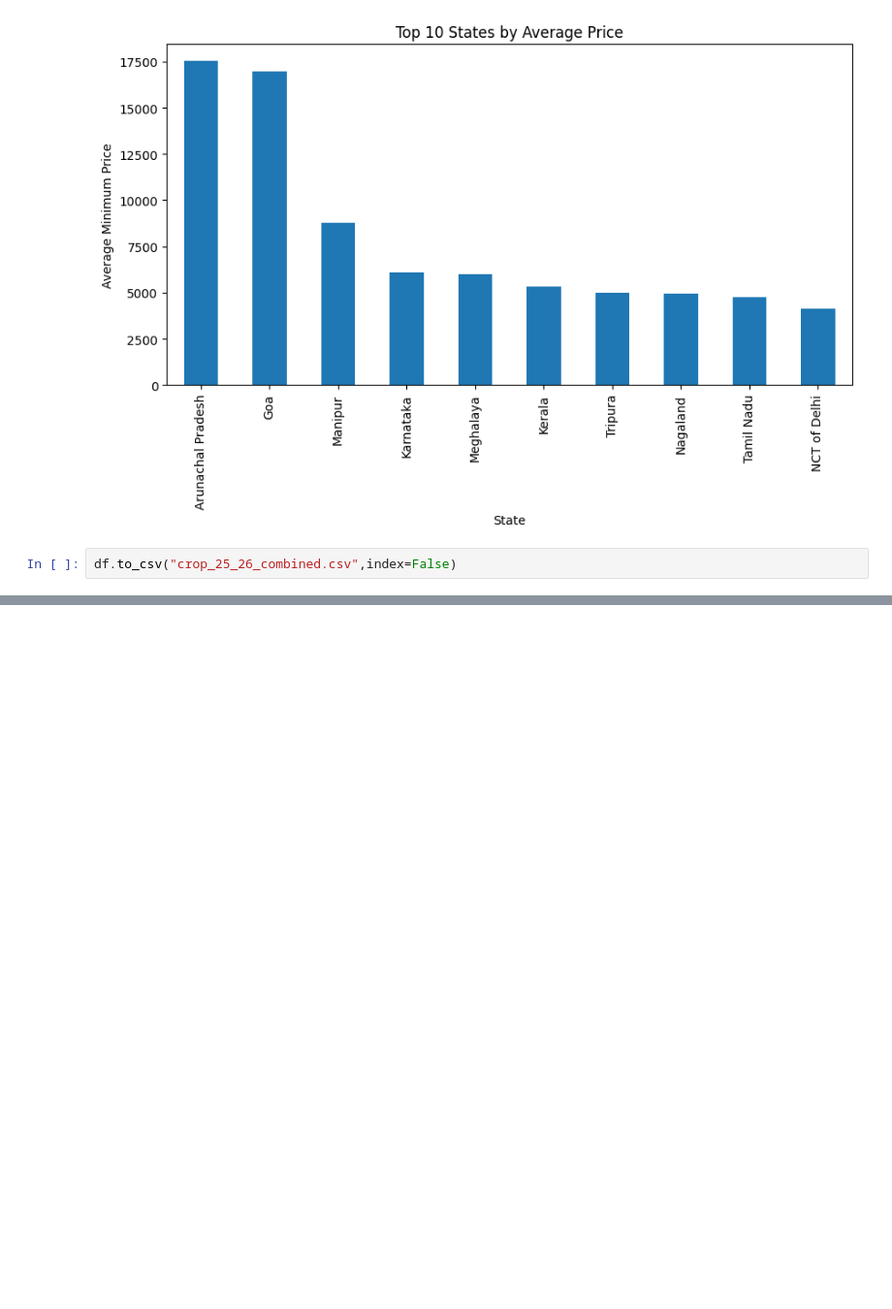
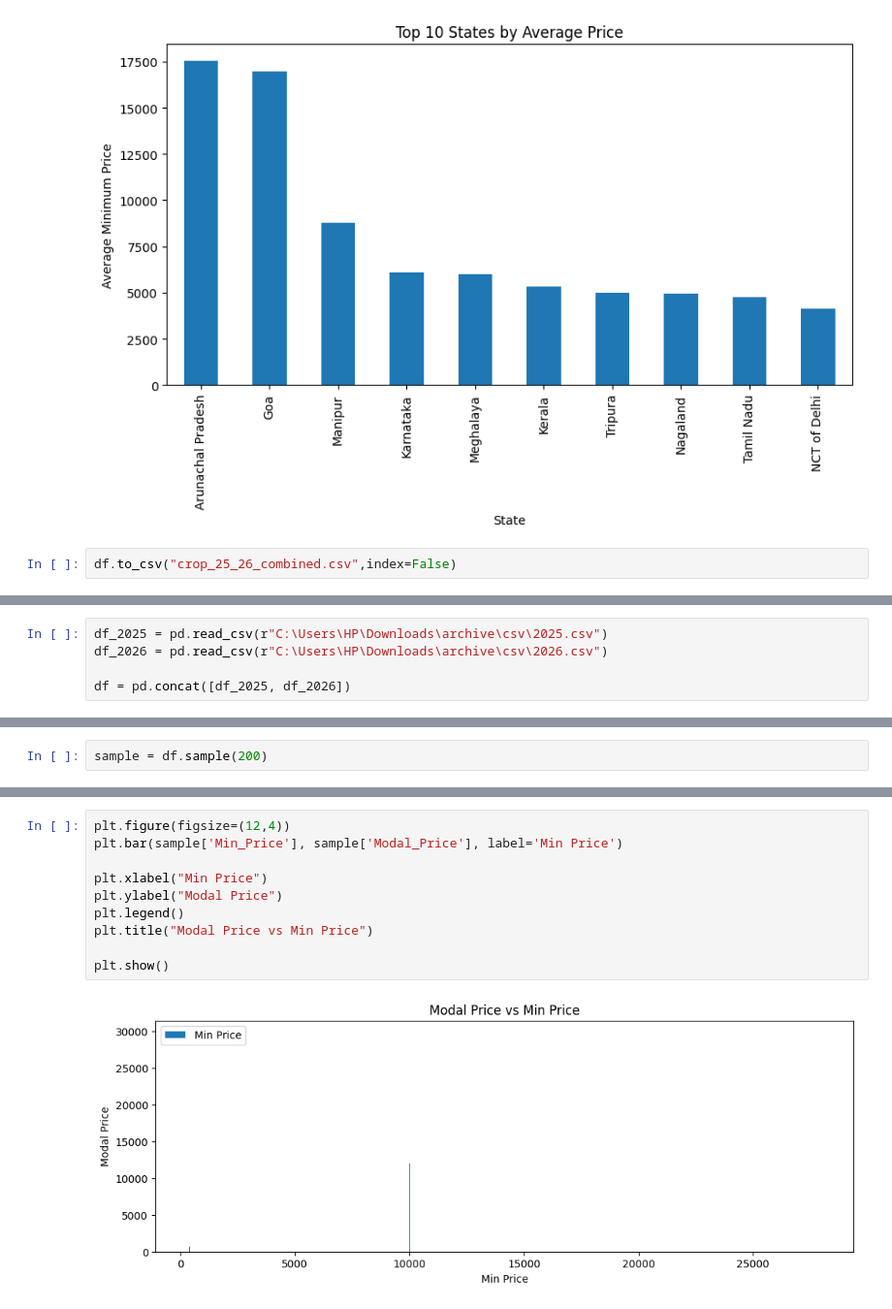
Before and after one commit to khushilalwani7002/Crop-Price-Predictor, a Jupyter notebook: min price.ipynb, the cells around one changed output, grey strips where cells are left out. Shown at 97% size. Drawn from its saved outputs; the diff is of its cells as text; blank space fills up the shorter version.

```diff
--- a/min price.ipynb
+++ b/min price.ipynb
@@ -234,0 +244,5 @@ df.to_csv("crop_25_26_combined.csv",index=False)
+# %%
+df_2025 = pd.read_csv(r"C:\Users\HP\Downloads\archive\csv\2025.csv")
+df_2026 = pd.read_csv(r"C:\Users\HP\Downloads\archive\csv\2026.csv")
+
+df = pd.concat([df_2025, df_2026])
@@ -234,0 +264,2 @@ df.to_csv("crop_25_26_combined.csv",index=False)
+# %%
+sample = df.sample(200)
@@ -234,0 +281,12 @@ df.to_csv("crop_25_26_combined.csv",index=False)
+# %%
+plt.figure(figsize=(12,4))
+plt.bar(sample['Min_Price'], sample['Modal_Price'], label='Min Price')
+
+plt.xlabel("Min Price")
+plt.ylabel("Modal Price")
+plt.legend()
+plt.title("Modal Price vs Min Price")
+
+plt.show()
+# %% [output]
+[figure, added]
```
Also changed, not shown: parts of 13 cells of this notebook.
